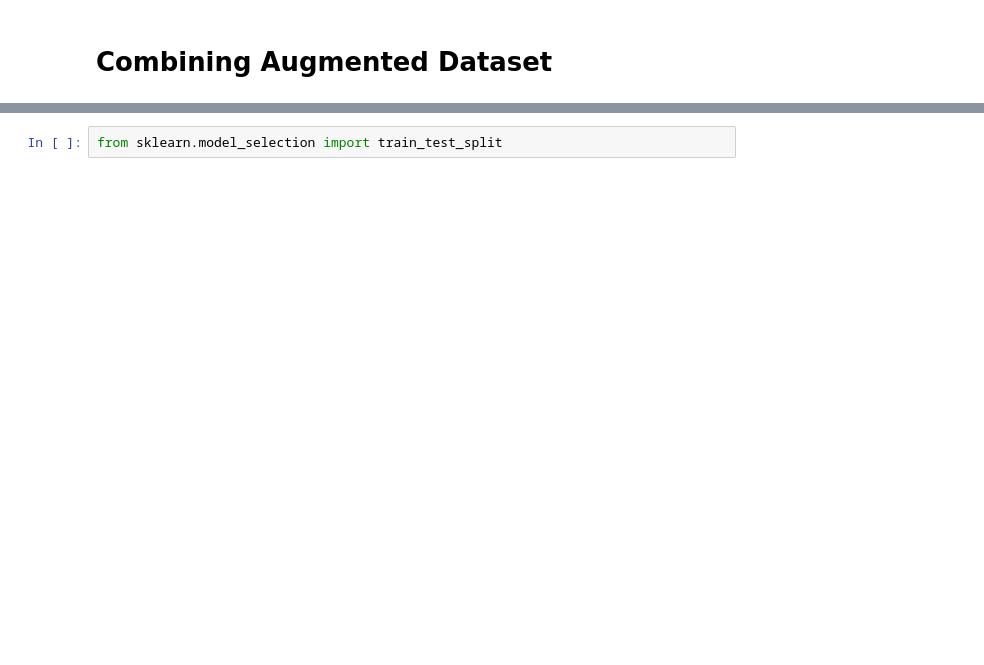
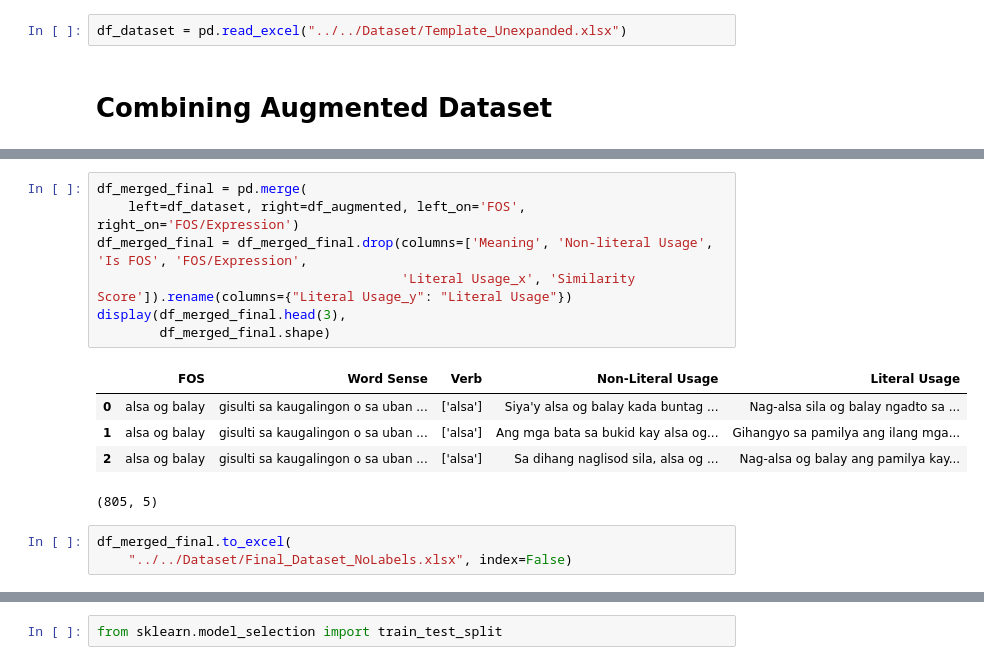
Before and after one commit to MiguelPartosa/Thesis-FOS-BinaryClass-WSD, a Jupyter notebook: Thesis_Implementation_1_2.ipynb, the cells around one changed output, grey strips where cells are left out. Cells and saved outputs as stored; diff of their text form; blank space fills up the shorter version.

```diff
--- a/Thesis_Implementation_1_2.ipynb
+++ b/Thesis_Implementation_1_2.ipynb
@@ -400,2 +404,4 @@ df_dataset.to_excel("../../Dataset/Template_Unexpanded", index=False)
+# %%
+df_dataset = pd.read_excel("../../Dataset/Template_Unexpanded.xlsx")
 # %% [markdown]
 # Combining Augmented Dataset
@@ -403,0 +416,16 @@ df_dataset.to_excel("../../Dataset/Template_Unexpanded", index=False)
+# %%
+df_merged_final = pd.merge(
+    left=df_dataset, right=df_augmented, left_on='FOS', right_on='FOS/Expression')
+df_merged_final = df_merged_final.drop(columns=['Meaning', 'Non-literal Usage', 'Is FOS', 'FOS/Expression',
+                                       'Literal Usage_x', 'Similarity Score']).rename(columns={"Literal Usage_y": "Literal Usage"})
+display(df_merged_final.head(3),
+        df_merged_final.shape)
+# %% [output]
+|  | FOS | Word Sense | Verb | Non-Literal Usage | Literal Usage |
+| 0 | alsa og balay | gisulti sa kaugalingon o sa uban ... | ['alsa'] | Siya'y alsa og balay kada buntag ... | Nag-alsa sila og balay ngadto sa ... |
+| 1 | alsa og balay | gisulti sa kaugalingon o sa uban ... | ['alsa'] | Ang mga bata sa bukid kay alsa og... | Gihangyo sa pamilya ang ilang mga... |
+| 2 | alsa og balay | gisulti sa kaugalingon o sa uban ... | ['alsa'] | Sa dihang naglisod sila, alsa og ... | Nag-alsa og balay ang pamilya kay... |
+(805, 5)
+# %%
+df_merged_final.to_excel(
+    "../../Dataset/Final_Dataset_NoLabels.xlsx", index=False)
```
Also changed, not shown: parts of 20 cells of this notebook, 12 other files.
